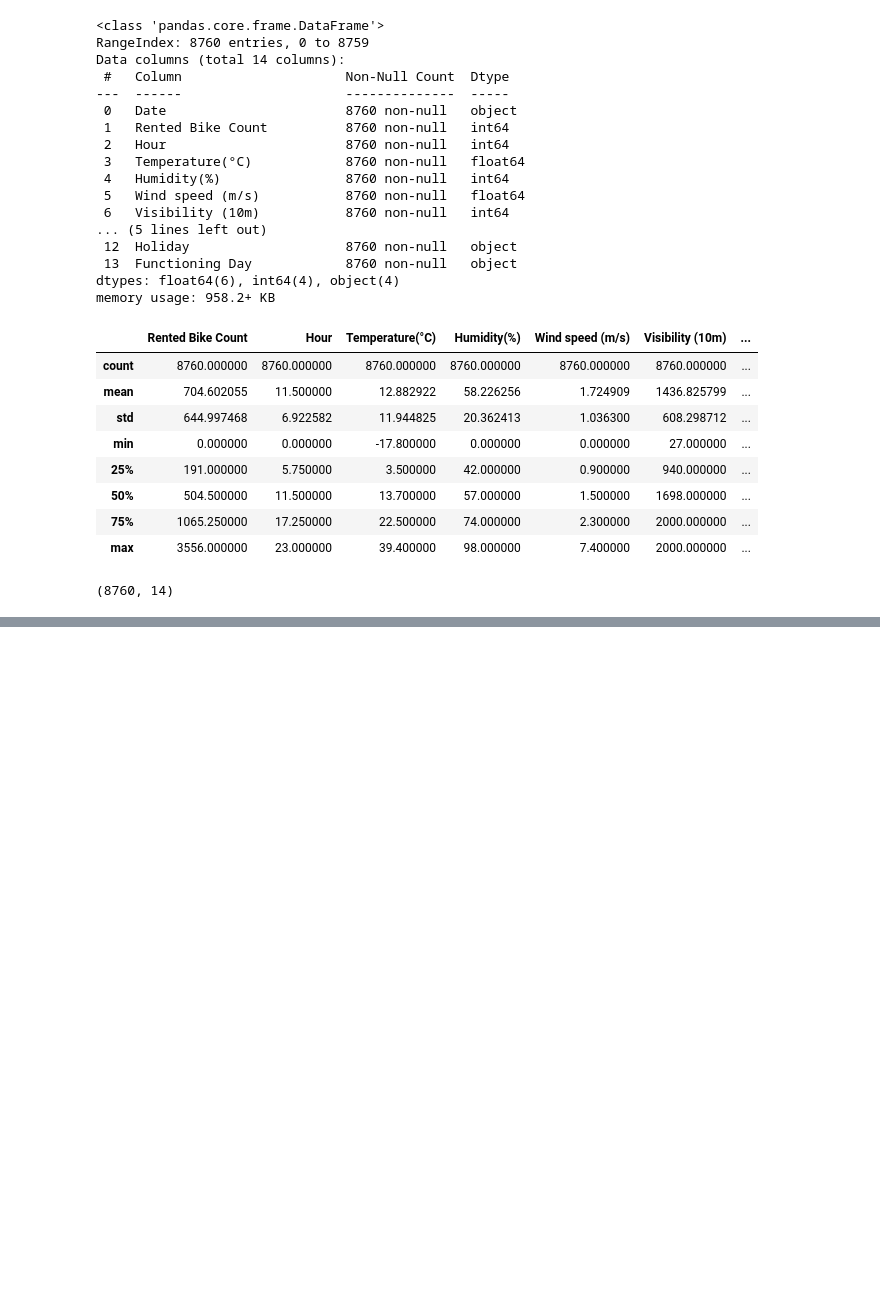
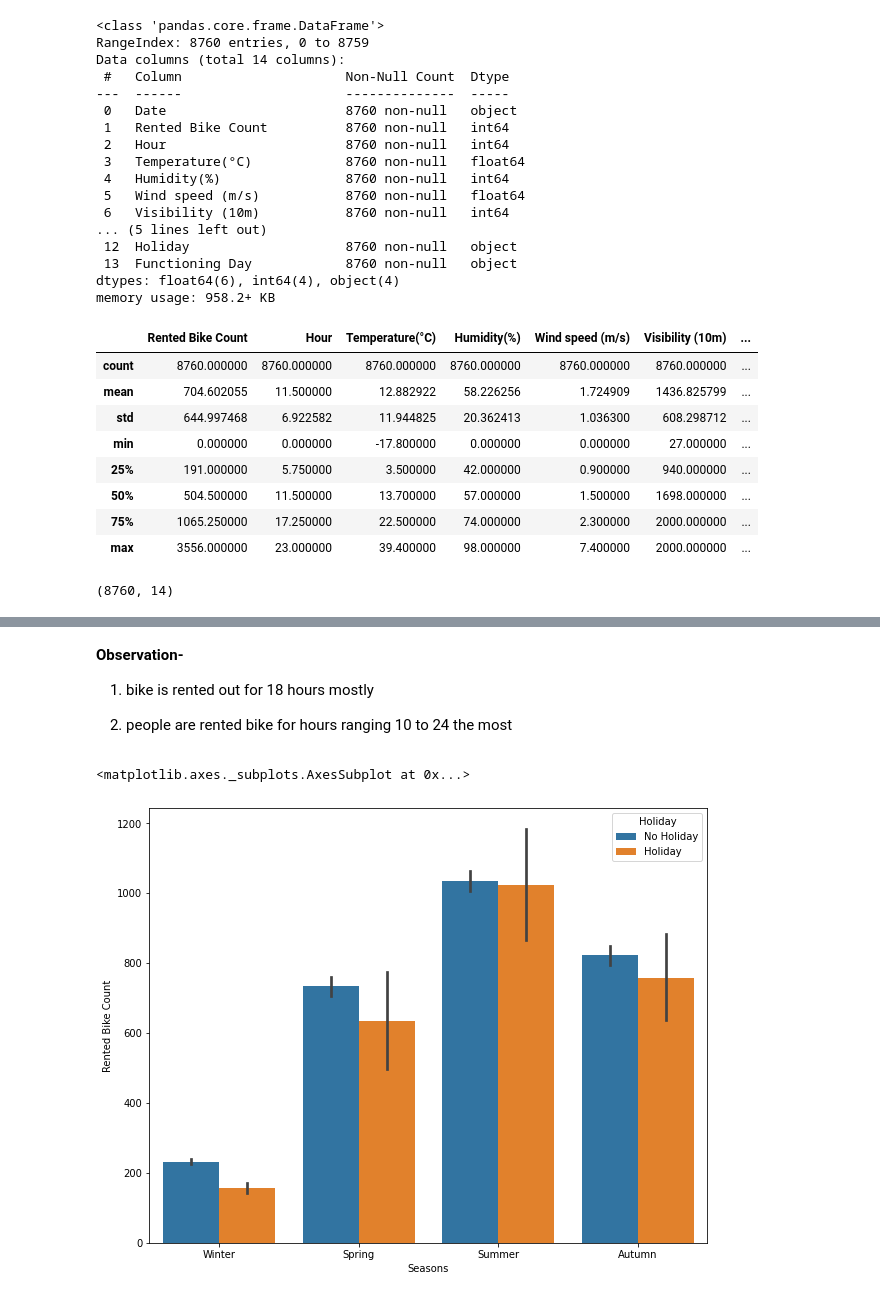
Before and after one commit to soniya1993/Bike-Sharing-Demand-Prediction-, a Jupyter notebook: Bike_Sharing_Demand_Prediction_Capstone_Project_2.ipynb, the cells around one changed output, grey strips where cells are left out. Drawn from its saved outputs; the diff is of its cells as text; code cells hidden in the pictures; blank space fills up the shorter version.

```diff
--- a/Bike_Sharing_Demand_Prediction_Capstone_Project_2.ipynb
+++ b/Bike_Sharing_Demand_Prediction_Capstone_Project_2.ipynb
@@ -93,0 +169,12 @@ df.shape
+# %% [markdown]
+**Observation-**
+
+1) bike is rented out for 18 hours mostly
+
+2) people are rented bike for hours ranging 10 to 24 the most
+# %%
+plt.figure(figsize=(10,8))
+sns.barplot(x="Seasons", y="Rented Bike Count",hue='Holiday',data=df)
+# %% [output]
+<matplotlib.axes._subplots.AxesSubplot at 0x...>
+[figure, added]
```
Also changed, not shown: parts of 24 cells of this notebook.
